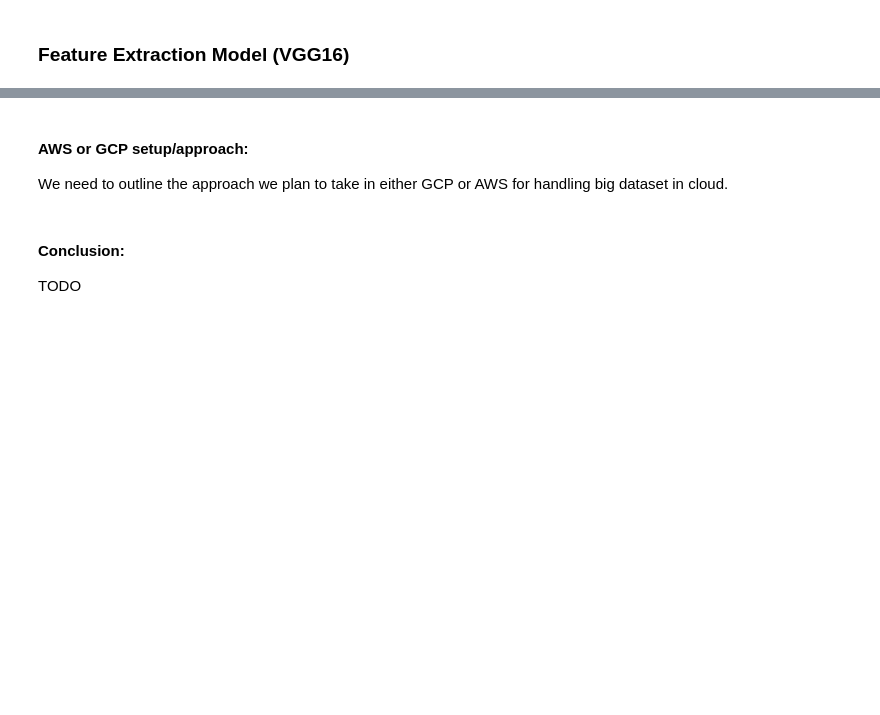
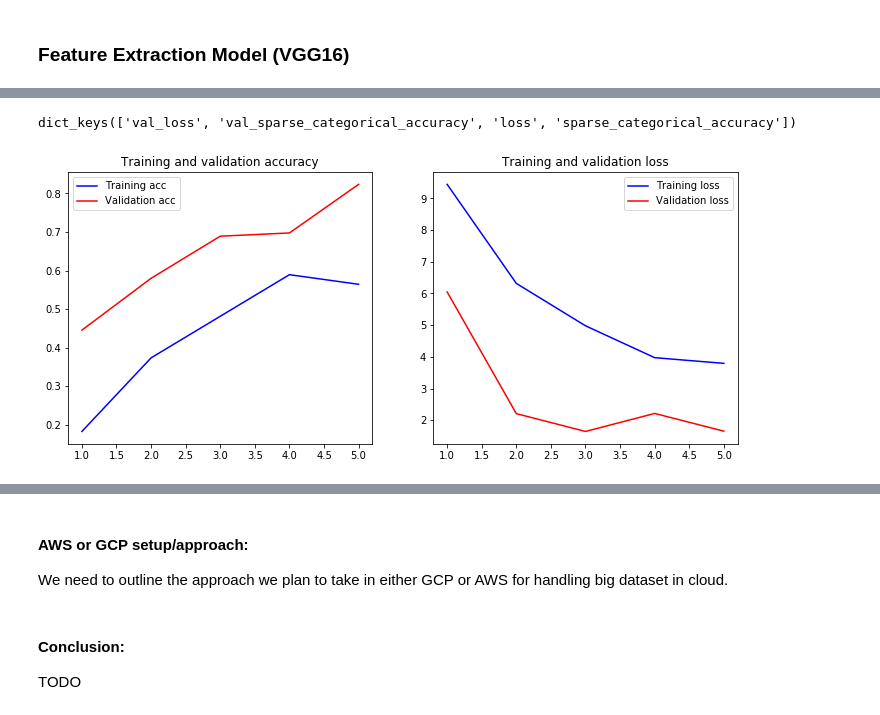
Before and after one commit to v2msLabs/ML1020-Course-Project, a Jupyter notebook: src/main.ipynb, the cells around one changed output, grey strips where cells are left out. Drawn from its saved outputs; the diff is of its cells as text; code cells hidden in the pictures; blank space fills up the shorter version.

```diff
--- a/src/main.ipynb
+++ b/src/main.ipynb
@@ -412,0 +460,5 @@ np.shape(features)
+# %%
+# get file path
+SAMPLE_DATA_PATH = "../data/original/sample/"
+paths = glob.glob("{0}/**/*".format(SAMPLE_DATA_PATH))
+len(paths)
@@ -412,0 +467,4 @@ np.shape(features)
+# %%
+# pre-process audio file
+data, labels = extractFeatures(paths,windowSize=500,dimention=96)
+print("data shape: {0}. labels shape: {1}".format(np.shape(data), np.shape(labels)))
@@ -412,0 +480,6 @@ np.shape(features)
+# %%
+# Prepare data for the classifier training
+# split into test, validation and training sets
+from sklearn.model_selection import train_test_split
+train, test, trainLabel, testLabel = train_test_split(features, labels, test_size=0.25, random_state=42)
+print("Train shape: {0} Test shape: {1}".format(train.shape,test.shape))
@@ -412,0 +488,4 @@ np.shape(features)
+# %%
+# train the classification model. Employ Keras automatic validation split
+history = model.fit(train, trainLabel, epochs=5, batch_size=128,validation_split=0.33,shuffle=True,
+                    verbose=1)
@@ -412,0 +504,31 @@ np.shape(features)
+# %%
+# plot training history. This step is for illustration purpose. GCP will provide all the stats
+# history object keys
+print(history.history.keys())
+# %% [output]
+dict_keys(['val_loss', 'val_sparse_categorical_accuracy', 'loss', 'sparse_categorical_accuracy'])
+# %%
+from keras.utils.vis_utils import plot_model
+
+acc = history.history['sparse_categorical_accuracy']
+loss = history.history['loss']
+val_acc = history.history['val_sparse_categorical_accuracy']
+val_loss = history.history['val_loss']
+x = range(1, len(acc) + 1)
+
+plt.figure(figsize=(12, 5))
+plt.subplot(1, 2, 1)
+plt.plot(x, acc, 'b', label='Training acc')
+title = 'Training {validation}'
+plt.plot(x, val_acc, 'r', label='Validation acc')
+plt.title('Training and validation accuracy')
+plt.legend()
+plt.subplot(1, 2, 2)
+plt.plot(x, loss, 'b', label='Training loss')
+plt.plot(x, val_loss, 'r', label='Validation loss')
+plt.title('Training and validation loss')
+plt.legend()
+modelName = model.name
+plot_model(model, show_shapes=True, show_layer_names=True)
+# %% [output]
+[figure, added]
```
Also changed, not shown: parts of 26 cells of this notebook, 2 other files.
